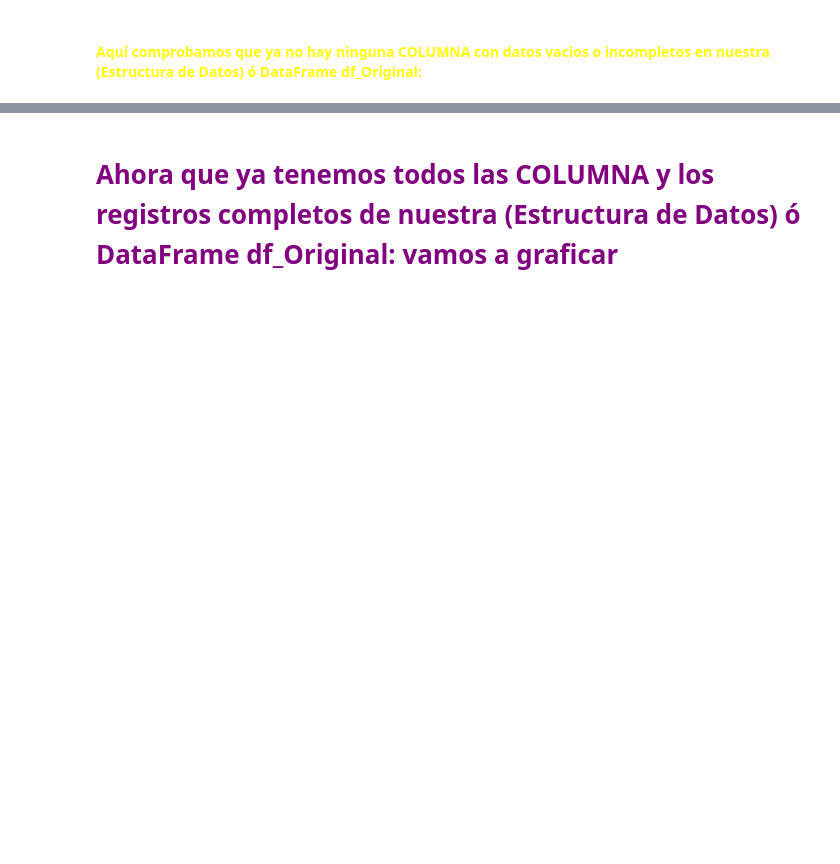
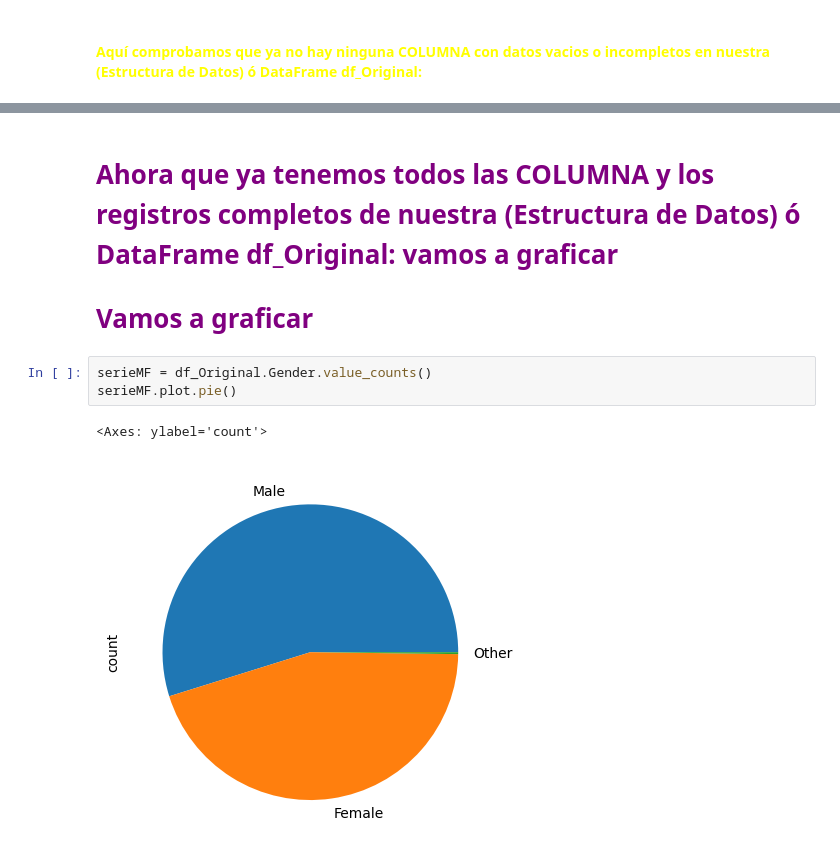
Before and after one commit to mapkopecko/Python-3-Intermedio, a Jupyter notebook: Analisis_De_Datos_DB_Salary_Data.ipynb, the cells around one changed output, grey strips where cells are left out. Drawn from its saved outputs; the diff is of its cells as text; blank space fills up the shorter version.

```diff
--- a/Analisis_De_Datos_DB_Salary_Data.ipynb
+++ b/Analisis_De_Datos_DB_Salary_Data.ipynb
@@ -447,2 +1066,10 @@ print(df_Original.to_string())
 # %% [markdown]
 # <span style="color:#800080">Ahora que ya tenemos todos las COLUMNA y los registros completos de nuestra (Estructura de Datos) ó DataFrame df_Original: vamos a graficar</span>
+
+# <span style="color:#800080">Vamos a graficar</span>
+# %%
+serieMF = df_Original.Gender.value_counts()
+serieMF.plot.pie()
+# %% [output]
+<Axes: ylabel='count'>
+[figure, added]
```
Also changed, not shown: parts of 65 cells of this notebook.
